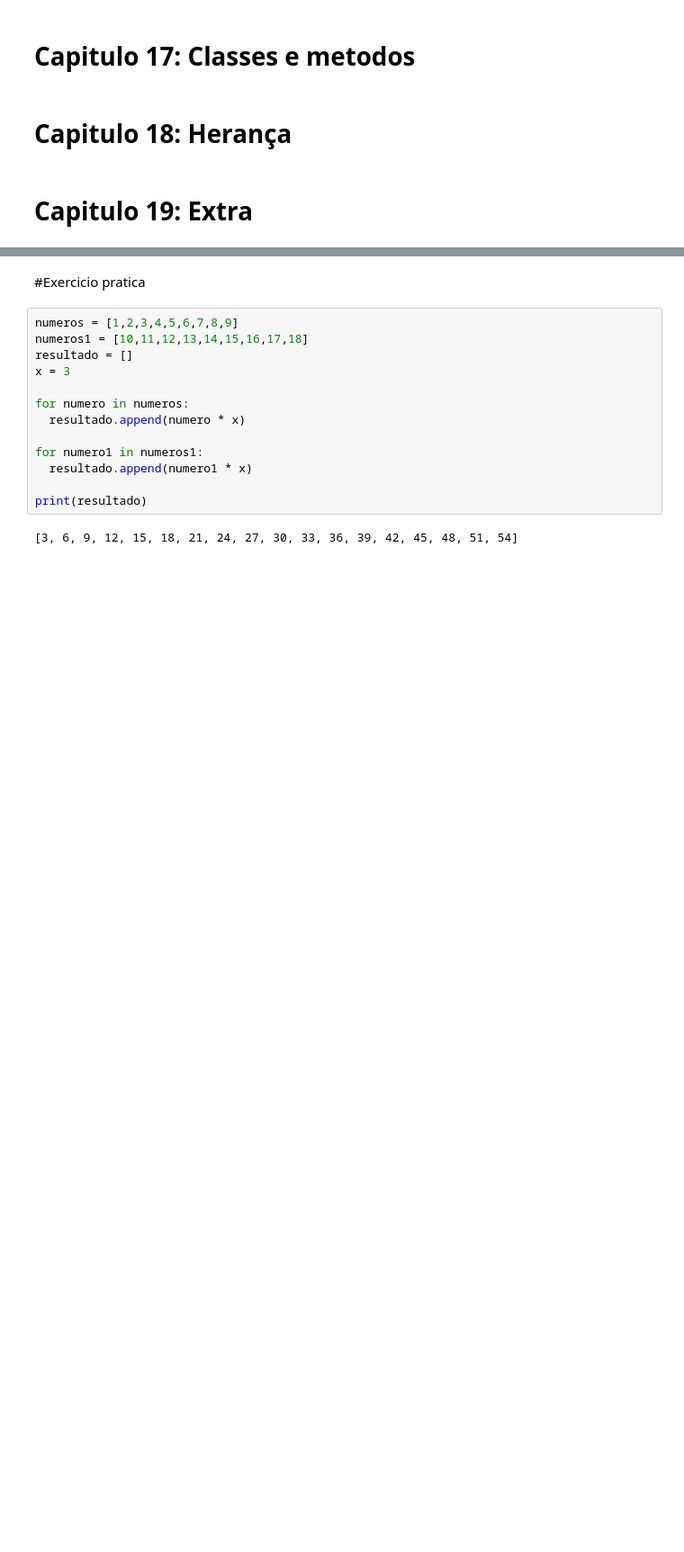
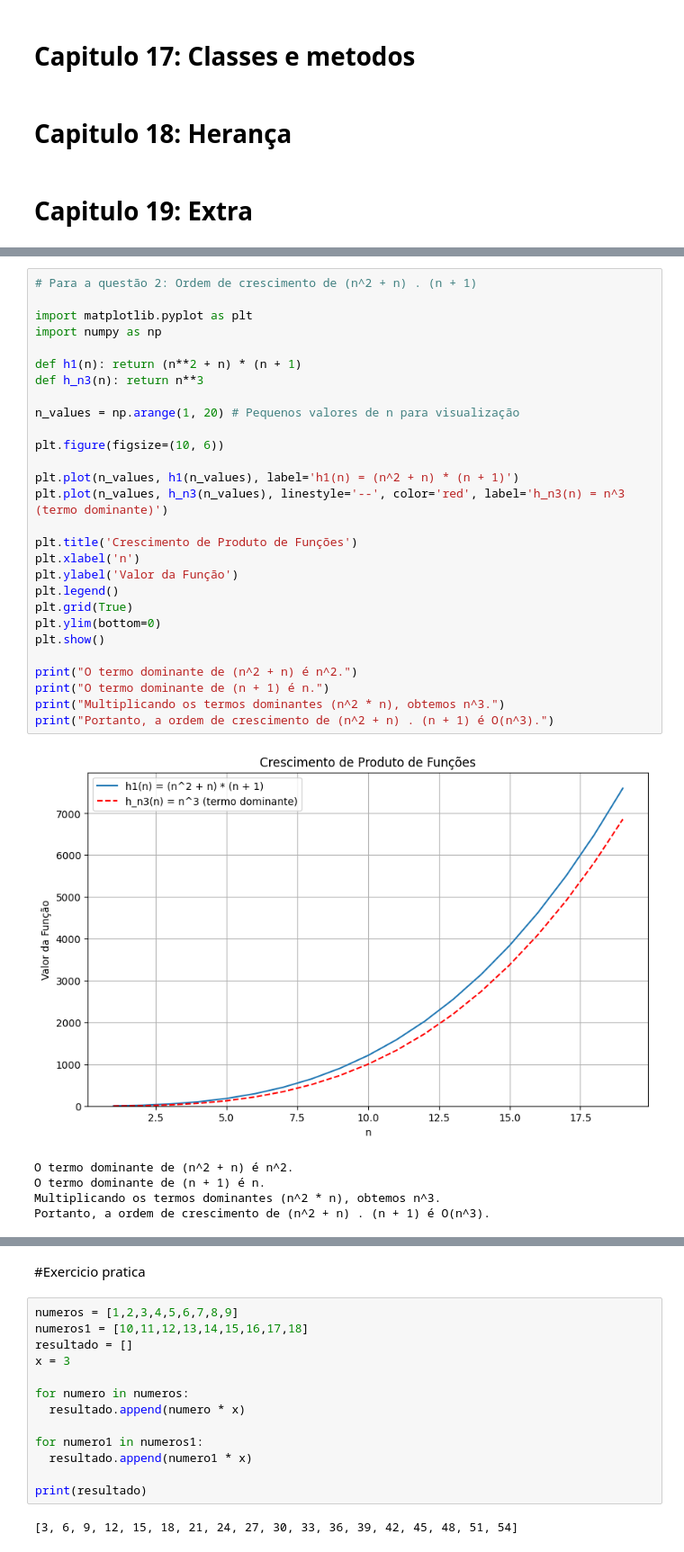
Before and after one commit to oviccenzo/pense-em-python-2-edicao-alien-downey, a Jupyter notebook: pense_em_python.ipynb, the cells around one changed output, grey strips where cells are left out. Shown at 90% size. Drawn from its saved outputs; the diff is of its cells as text; blank space fills up the shorter version.

```diff
--- a/pense_em_python.ipynb
+++ b/pense_em_python.ipynb
@@ -1611,0 +2360,34 @@ Digite qualquer número: 3
+# %%
+# Para a questão 2: Ordem de crescimento de (n^2 + n) . (n + 1)
+
+import matplotlib.pyplot as plt
+import numpy as np
+
+def h1(n): return (n**2 + n) * (n + 1)
+def h_n3(n): return n**3
+
+n_values = np.arange(1, 20) # Pequenos valores de n para visualização
+
+plt.figure(figsize=(10, 6))
+
+plt.plot(n_values, h1(n_values), label='h1(n) = (n^2 + n) * (n + 1)')
+plt.plot(n_values, h_n3(n_values), linestyle='--', color='red', label='h_n3(n) = n^3 (termo dominante)')
+
+plt.title('Crescimento de Produto de Funções')
+plt.xlabel('n')
+plt.ylabel('Valor da Função')
+plt.legend()
+plt.grid(True)
+plt.ylim(bottom=0)
+plt.show()
+
+print("O termo dominante de (n^2 + n) é n^2.")
+print("O termo dominante de (n + 1) é n.")
+print("Multiplicando os termos dominantes (n^2 * n), obtemos n^3.")
+print("Portanto, a ordem de crescimento de (n^2 + n) . (n + 1) é O(n^3).")
+# %% [output]
+[figure, added]
+O termo dominante de (n^2 + n) é n^2.
+O termo dominante de (n + 1) é n.
+Multiplicando os termos dominantes (n^2 * n), obtemos n^3.
+Portanto, a ordem de crescimento de (n^2 + n) . (n + 1) é O(n^3).
```
Also changed, not shown: parts of 149 cells of this notebook, 1 other file.
